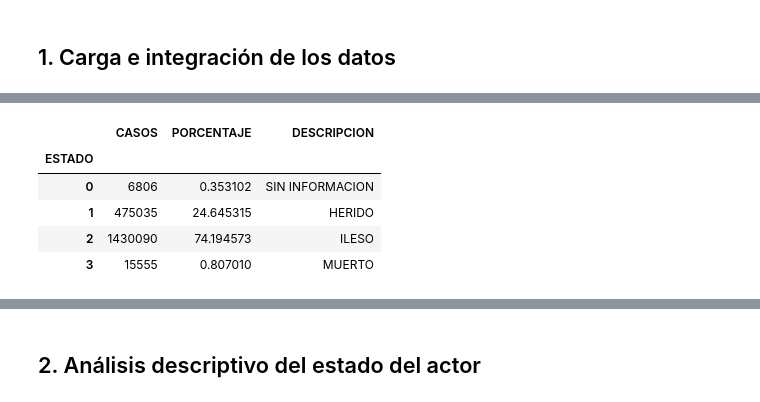
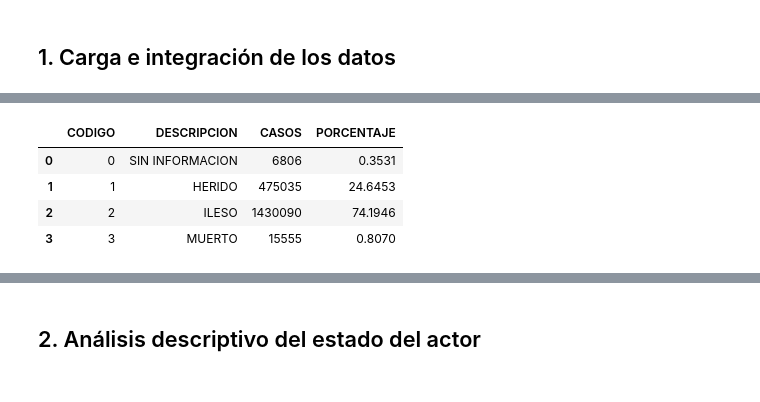
Before and after one commit to carlossil05/Prediruta, a Jupyter notebook: modelo/modelo_estado_victima.ipynb, the cells around one changed output, grey strips where cells are left out. Cells and saved outputs as stored; diff of their text form; code cells hidden in the pictures.

```diff
--- a/modelo/modelo_estado_victima.ipynb
+++ b/modelo/modelo_estado_victima.ipynb
@@ -215,0 +117,12 @@ memory usage: 621.3+ MB
+# %%
+# Preparación de datos para modelado de estado
+datos = tabla_modelado.loc[tabla_modelado['ACTOR_ID'].notna()].copy()
+datos['ACTOR_ID'] = datos['ACTOR_ID'].astype('int64')
+for columna in ['CONDICION', 'ESTADO', 'GENERO']:
+    datos[columna] = datos[columna].astype('int64')
+
+assert datos['ACTOR_ID'].is_unique
+assert datos['ESTADO'].notna().all()
+
+display(datos.head())
+datos.info()
@@ -244,19 +202,41 @@ display(descriptivas)
 # %%
-# Catálogo para interpretar la variable objetivo
+# Estadísticas descriptivas de la variable categórica objetivo
+
 catalogo_estados = (
-    diccionario.query("TABLA == 'ACTOR_VIAL' and COLUMNA == 'ESTADO'")
-    .set_index('CODIGO')['DESCRIPCION']
+    datos[['ESTADO', 'ESTADO_DESC']]
+    .drop_duplicates()
+    .set_index('ESTADO')['ESTADO_DESC']
     .to_dict()
 )
 
-resumen_objetivo = datos['ESTADO'].value_counts(dropna=False).sort_index().rename('CASOS').to_frame()
-resumen_objetivo['PORCENTAJE'] = 100 * resumen_objetivo['CASOS'] / len(datos)
-resumen_objetivo['DESCRIPCION'] = [catalogo_estados.get(codigo, 'NO CATALOGADA') for codigo in resumen_objetivo.index]
+resumen_objetivo = (
+    datos['ESTADO']
+    .value_counts(dropna=False)
+    .sort_index()
+    .rename('CASOS')
+    .to_frame()
+)
+
+resumen_objetivo['DESCRIPCION'] = [
+    catalogo_estados.get(codigo, 'NO CATALOGADA')
+    for codigo in resumen_objetivo.index
+]
+
+resumen_objetivo['PORCENTAJE'] = (
+    100 * resumen_objetivo['CASOS'] / len(datos)
+).round(4)
+
+resumen_objetivo = (
+    resumen_objetivo
+    .reset_index()
+    .rename(columns={'ESTADO': 'CODIGO'})
+    [['CODIGO', 'DESCRIPCION', 'CASOS', 'PORCENTAJE']]
+)
+
 display(resumen_objetivo)
 # %% [output]
-|  | CASOS | PORCENTAJE | DESCRIPCION |
-| ESTADO |  |  |  |
-| 0 | 6806 | 0.353102 | SIN INFORMACION |
-| 1 | 475035 | 24.645315 | HERIDO |
-| 2 | 1430090 | 74.194573 | ILESO |
-| 3 | 15555 | 0.807010 | MUERTO |
+|  | CODIGO | DESCRIPCION | CASOS | PORCENTAJE |
+| 0 | 0 | SIN INFORMACION | 6806 | 0.3531 |
+| 1 | 1 | HERIDO | 475035 | 24.6453 |
+| 2 | 2 | ILESO | 1430090 | 74.1946 |
+| 3 | 3 | MUERTO | 15555 | 0.8070 |
```
Also changed, not shown: parts of 179 cells of this notebook, 9 other files.
